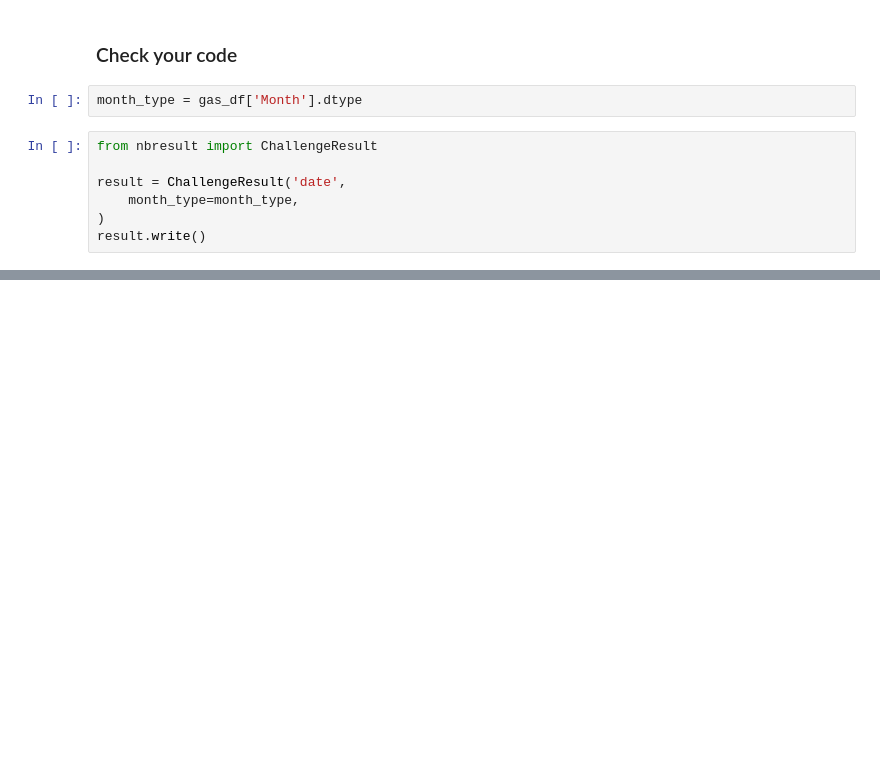
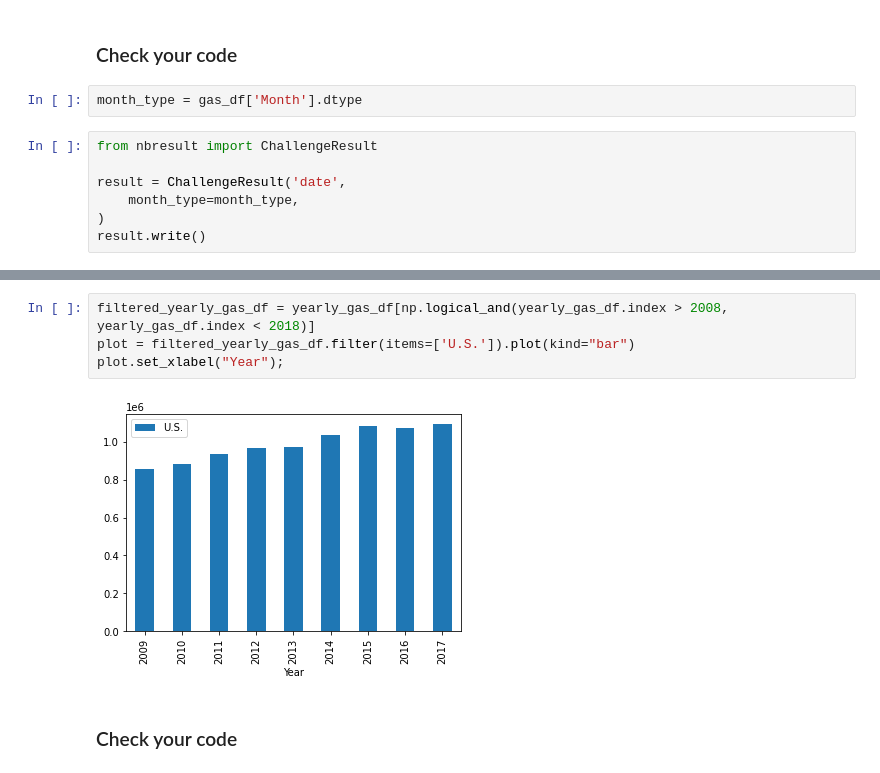
Before and after one commit to usernameisnon/02-Data-Toolkit, a Jupyter notebook: 01-Data-Analysis/data-us-oil-and-gas-production/oil_and_gas.ipynb, the cells around one changed output, grey strips where cells are left out. Drawn from its saved outputs; the diff is of its cells as text; blank space fills up the shorter version.

```diff
--- a/01-Data-Analysis/data-us-oil-and-gas-production/oil_and_gas.ipynb
+++ b/01-Data-Analysis/data-us-oil-and-gas-production/oil_and_gas.ipynb
@@ -106,0 +218,8 @@ git push origin master
+# %%
+filtered_yearly_gas_df = yearly_gas_df[np.logical_and(yearly_gas_df.index > 2008, yearly_gas_df.index < 2018)]
+plot = filtered_yearly_gas_df.filter(items=['U.S.']).plot(kind="bar")
+plot.set_xlabel("Year");
+# %% [output]
+[figure, added]
+# %% [markdown]
+### Check your code
```
Also changed, not shown: parts of 41 cells of this notebook, 3 other files.
